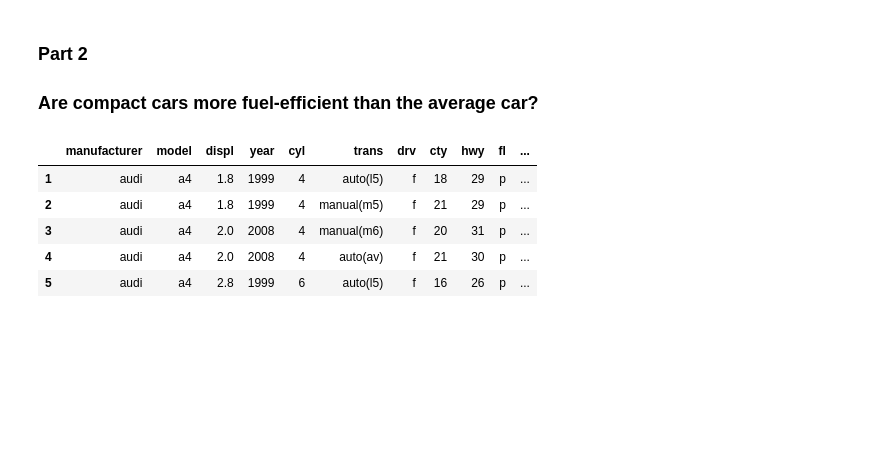
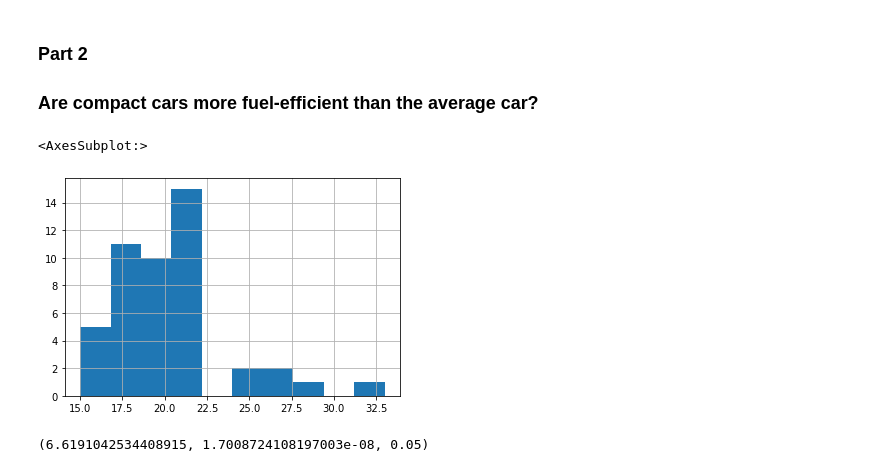
Before and after one commit to BraedenWright/statistics-exercises, a Jupyter notebook: hypothesis_testing.ipynb, the cells around one changed output. Cells and saved outputs as stored; diff of their text form; code cells hidden in the pictures; blank space fills up the shorter version.

```diff
--- a/hypothesis_testing.ipynb
+++ b/hypothesis_testing.ipynb
@@ -204,15 +204,21 @@ else:
 # %%
 # Null Hypothesis
 #  compact cars fuel-efficiency <= average car fuel-efficiency
 
 # Alt Hypothesis
 #  compact cars fuel-efficiency > average car fuel-efficiency
 
+μ = mpg.fuel_efficiency.mean()
+
 compact = mpg[mpg['class'] == 'compact'].fuel_efficiency
+
+compact.hist()
 # %% [output]
-|  | manufacturer | model | displ | year | cyl | trans | drv | cty | hwy | fl | ... |
-| 1 | audi | a4 | 1.8 | 1999 | 4 | auto(l5) | f | 18 | 29 | p | ... |
-| 2 | audi | a4 | 1.8 | 1999 | 4 | manual(m5) | f | 21 | 29 | p | ... |
-| 3 | audi | a4 | 2.0 | 2008 | 4 | manual(m6) | f | 20 | 31 | p | ... |
-| 4 | audi | a4 | 2.0 | 2008 | 4 | auto(av) | f | 21 | 30 | p | ... |
-| 5 | audi | a4 | 2.8 | 1999 | 6 | auto(l5) | f | 16 | 26 | p | ... |
+<AxesSubplot:>
+[figure, added]
+# %%
+t, p = stats.ttest_1samp(compact, μ)
+
+t, p/2, α
+# %% [output]
+(6.6191042534408915, 1.7008724108197003e-08, 0.05)
```
Also changed, not shown: parts of 1 cell of this notebook.
